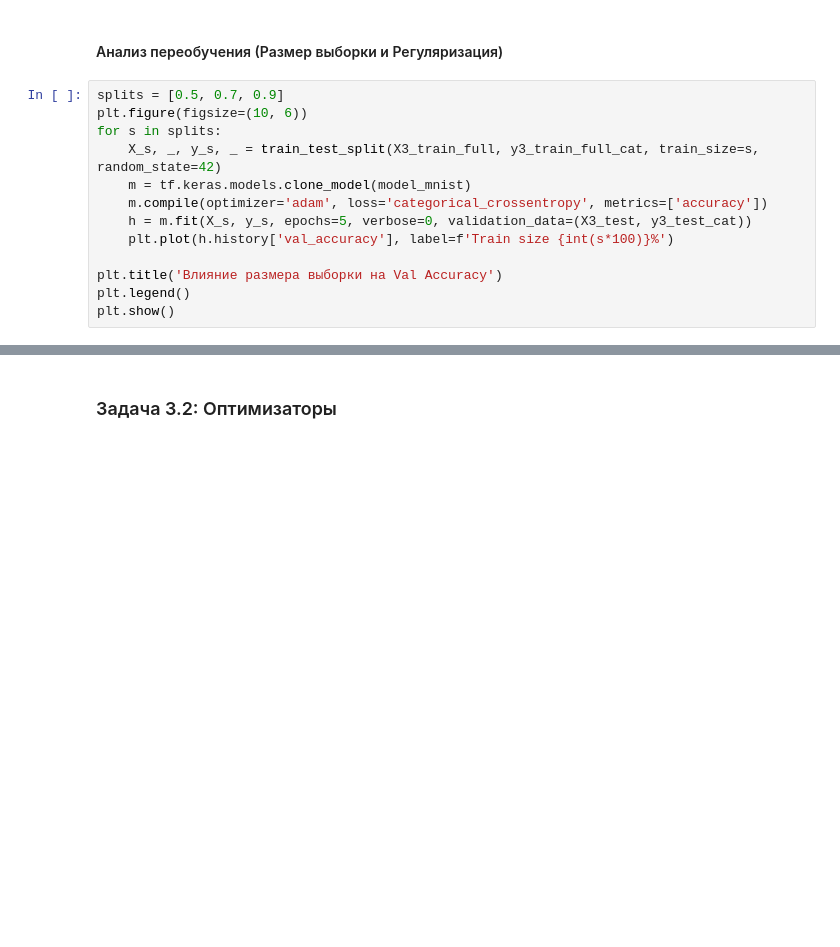
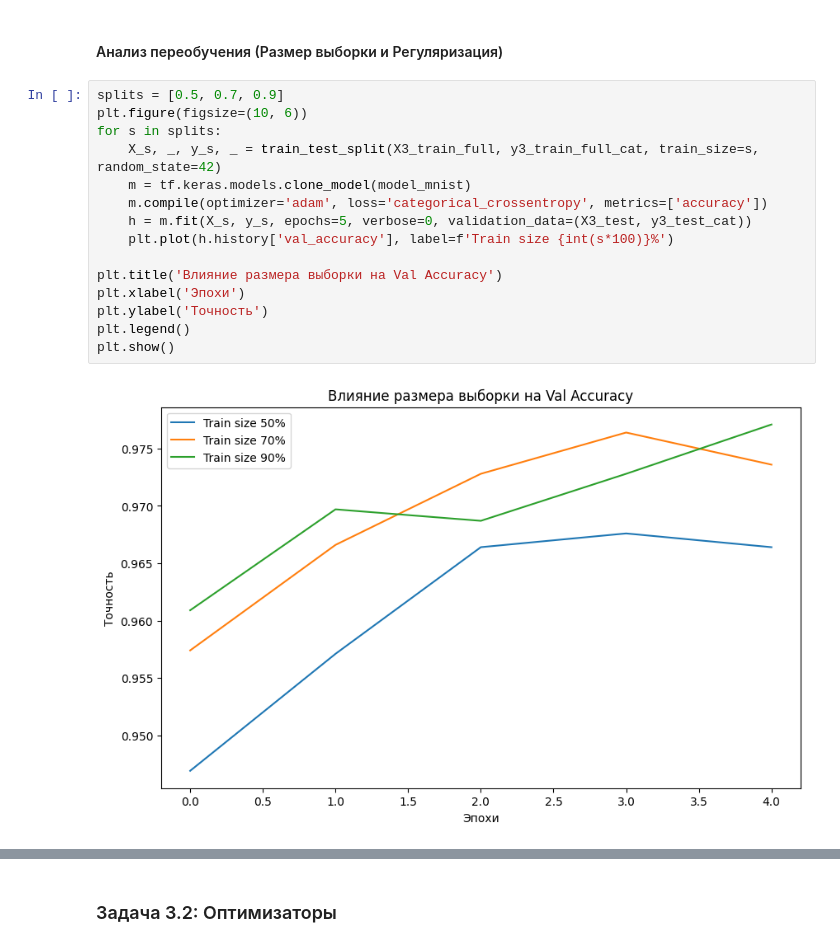
Before and after one commit to Exemtik/BasicMachineLearning, a Jupyter notebook: lab_2.ipynb, the cells around one changed output, grey strips where cells are left out. Drawn from its saved outputs; the diff is of its cells as text; blank space fills up the shorter version.

```diff
--- a/lab_2.ipynb
+++ b/lab_2.ipynb
@@ -234,16 +262,20 @@ plt.show()
 # %%
 splits = [0.5, 0.7, 0.9]
 plt.figure(figsize=(10, 6))
 for s in splits:
     X_s, _, y_s, _ = train_test_split(X3_train_full, y3_train_full_cat, train_size=s, random_state=42)
     m = tf.keras.models.clone_model(model_mnist)
     m.compile(optimizer='adam', loss='categorical_crossentropy', metrics=['accuracy'])
     h = m.fit(X_s, y_s, epochs=5, verbose=0, validation_data=(X3_test, y3_test_cat))
     plt.plot(h.history['val_accuracy'], label=f'Train size {int(s*100)}%')
 
 plt.title('Влияние размера выборки на Val Accuracy')
+plt.xlabel('Эпохи')
+plt.ylabel('Точность')
 plt.legend()
 plt.show()
+# %% [output]
+[figure, added]
 # %%
 # Регуляризация
 def build_reg(use_reg=False):
```
Also changed, not shown: parts of 16 cells of this notebook, 1 other file.
